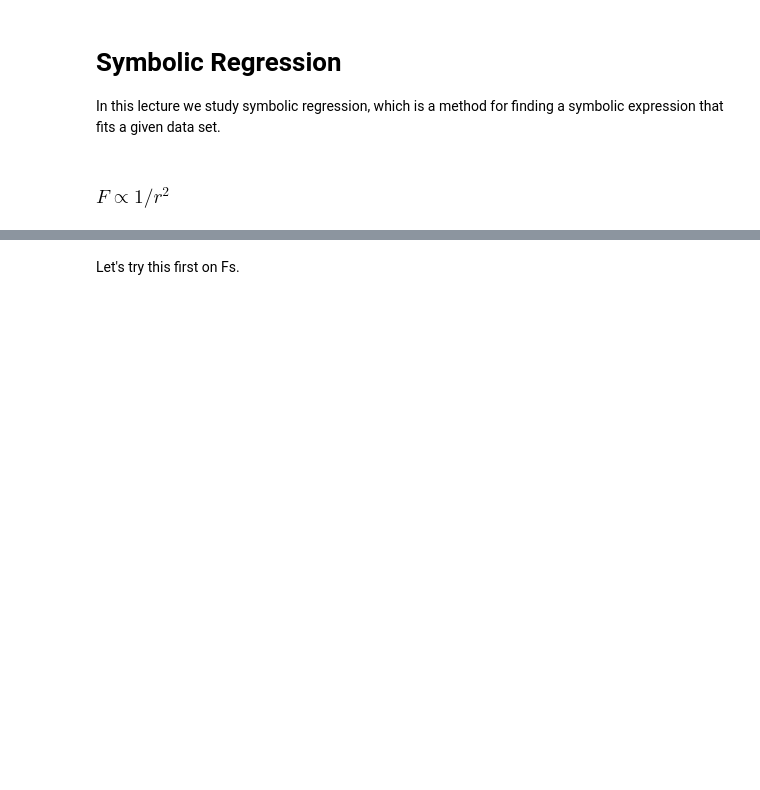
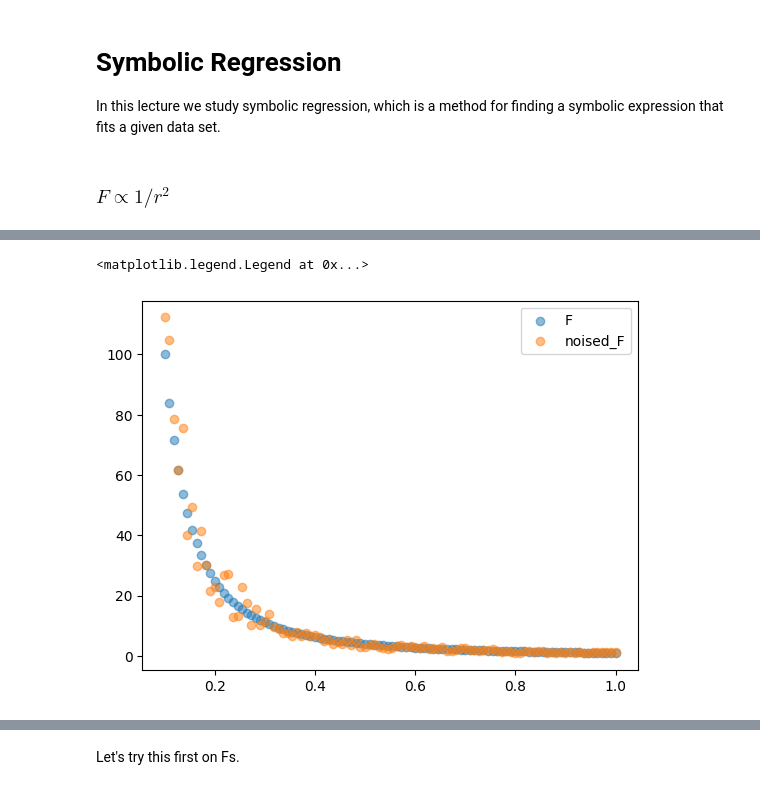
Before and after one commit to jimhalverson/COMP2023, a Jupyter notebook: notebooks/Physics and Machine Learning/7_Lecture_SR TDA PCA.ipynb, the cells around one changed output, grey strips where cells are left out. Cells and saved outputs as stored; diff of their text form; code cells hidden in the pictures; blank space fills up the shorter version.

```diff
--- a/notebooks/Physics and Machine Learning/7_Lecture_SR TDA PCA.ipynb
+++ b/notebooks/Physics and Machine Learning/7_Lecture_SR TDA PCA.ipynb
@@ -6,0 +25,7 @@ In this lecture we study symbolic regression, which is a method for finding a sy
+# %%
+plt.scatter(rs, Fs, label="F", alpha=.5)
+plt.scatter(rs, noised_Fs, label="noised_F", alpha=.5)
+plt.legend()
+# %% [output]
+<matplotlib.legend.Legend at 0x...>
+[figure, added]
```
Also changed, not shown: parts of 3 cells of this notebook.
